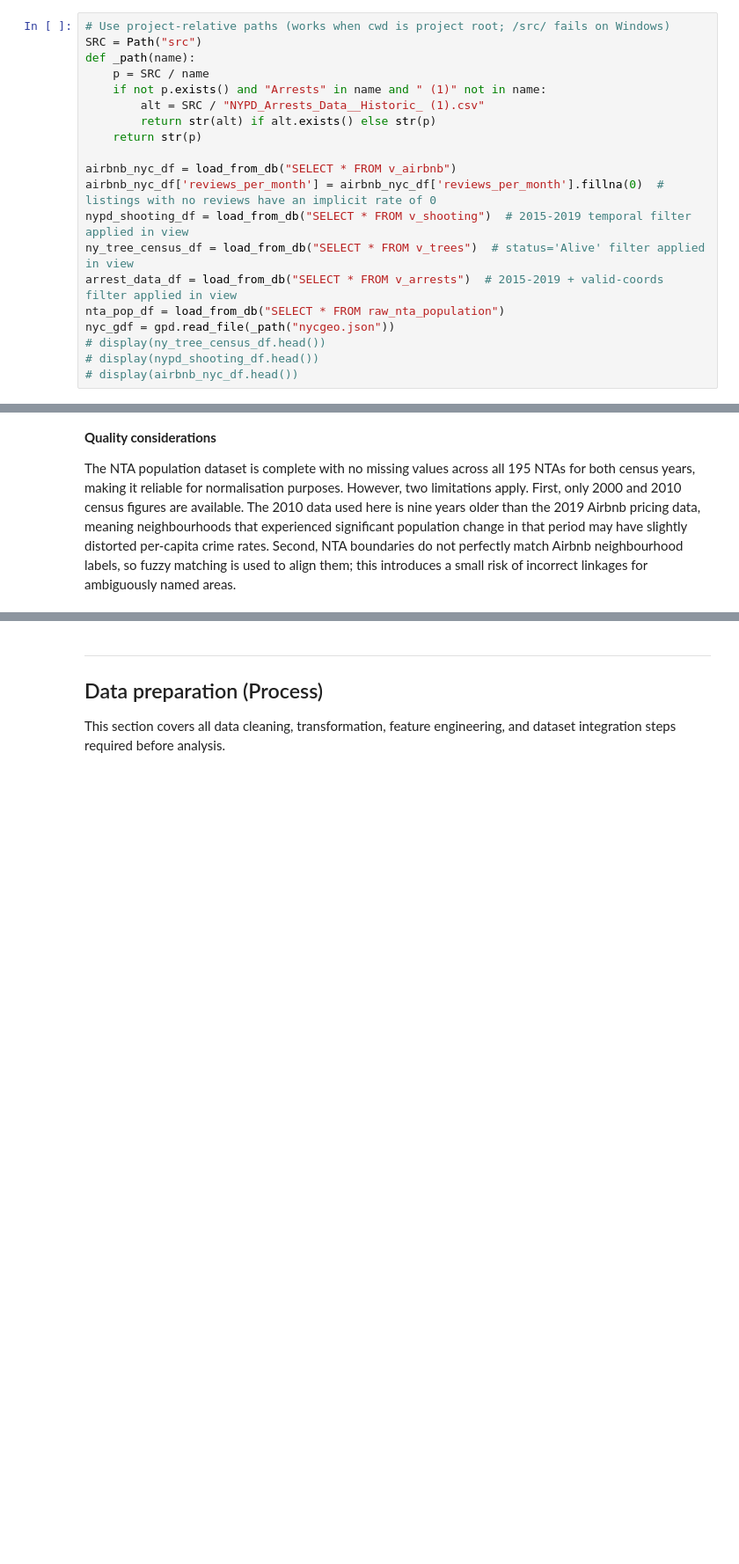
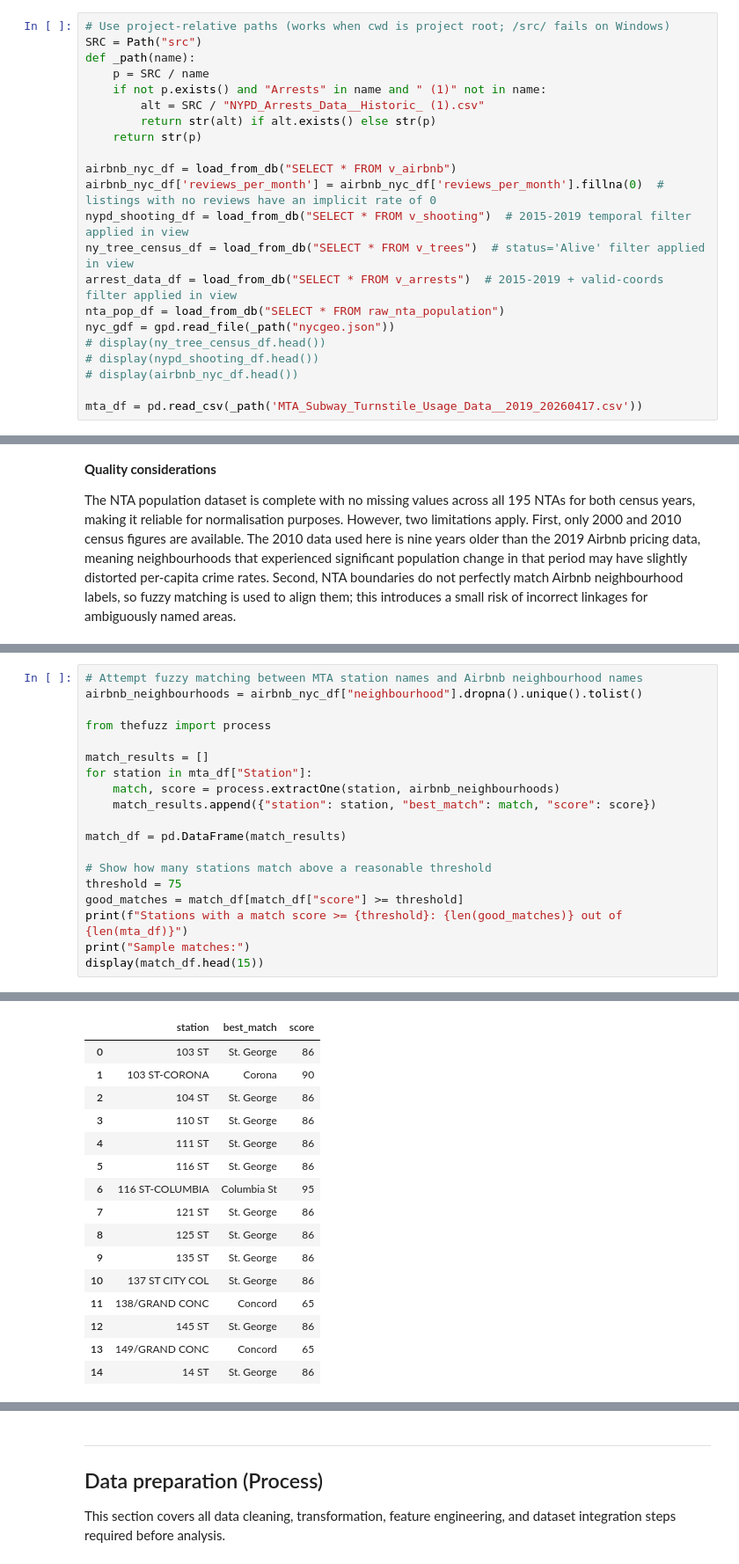
Before and after one commit to nigelyeap/airbnb_nyc, a Jupyter notebook: SC3021 cleaned_ys.ipynb, the cells around one changed output, grey strips where cells are left out. Shown at 88% size. Cells and saved outputs as stored; diff of their text form; blank space fills up the shorter version.

```diff
--- a/SC3021 cleaned_ys.ipynb
+++ b/SC3021 cleaned_ys.ipynb
@@ -146,6 +146,8 @@ nyc_gdf = gpd.read_file(_path("nycgeo.json"))
 # display(ny_tree_census_df.head())
 # display(nypd_shooting_df.head())
 # display(airbnb_nyc_df.head())
+
+mta_df = pd.read_csv(_path('MTA_Subway_Turnstile_Usage_Data__2019_20260417.csv'))
 # %% [markdown]
 ---
 
@@ -597,0 +644,20 @@ The NTA population dataset is complete with no missing values across all 195 NTA
+# %%
+# Attempt fuzzy matching between MTA station names and Airbnb neighbourhood names
+airbnb_neighbourhoods = airbnb_nyc_df["neighbourhood"].dropna().unique().tolist()
+
+from thefuzz import process
+
+match_results = []
+for station in mta_df["Station"]:
+    match, score = process.extractOne(station, airbnb_neighbourhoods)
+    match_results.append({"station": station, "best_match": match, "score": score})
+
+match_df = pd.DataFrame(match_results)
+
+# Show how many stations match above a reasonable threshold
+threshold = 75
+good_matches = match_df[match_df["score"] >= threshold]
+print(f"Stations with a match score >= {threshold}: {len(good_matches)} out of {len(mta_df)}")
+print("Sample matches:")
+display(match_df.head(15))
+# %% [output]
@@ -597,0 +666,16 @@ The NTA population dataset is complete with no missing values across all 195 NTA
+|  | station | best_match | score |
+| 0 | 103 ST | St. George | 86 |
+| 1 | 103 ST-CORONA | Corona | 90 |
+| 2 | 104 ST | St. George | 86 |
+| 3 | 110 ST | St. George | 86 |
+| 4 | 111 ST | St. George | 86 |
+| 5 | 116 ST | St. George | 86 |
+| 6 | 116 ST-COLUMBIA | Columbia St | 95 |
+| 7 | 121 ST | St. George | 86 |
+| 8 | 125 ST | St. George | 86 |
+| 9 | 135 ST | St. George | 86 |
+| 10 | 137 ST CITY COL | St. George | 86 |
+| 11 | 138/GRAND CONC | Concord | 65 |
+| 12 | 145 ST | St. George | 86 |
+| 13 | 149/GRAND CONC | Concord | 65 |
+| 14 | 14 ST | St. George | 86 |
```
Also changed, not shown: parts of 9 cells of this notebook, 1 other file.
